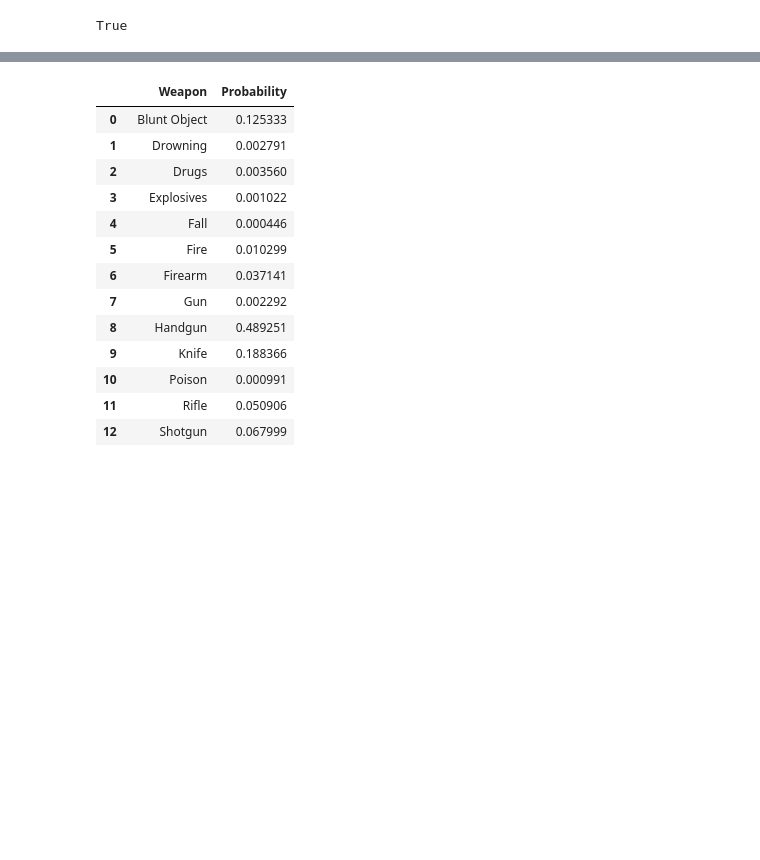
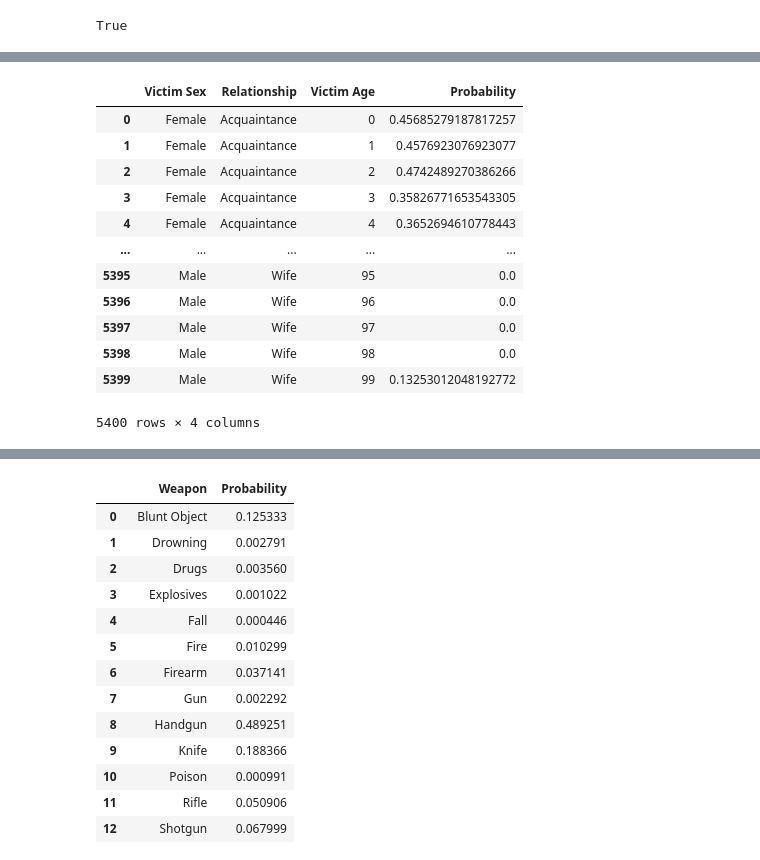
Before and after one commit to WARDROK/PW-WSI, a Jupyter notebook: lab7/BayesianNetwork.ipynb, the cells around one changed output, grey strips where cells are left out. Saved outputs shown, nothing was run; the diff lists cells and outputs as text; code cells hidden in the pictures; blank space fills up the shorter version.

```diff
--- a/lab7/BayesianNetwork.ipynb
+++ b/lab7/BayesianNetwork.ipynb
@@ -128,0 +114,35 @@ df_pr
+# %%
+# Save the CPD
+cpd = murders_model.get_cpds("Victim Sex")
+cpd.to_csv("victim_sex_cpd.csv")
+
+# Preprocess the CPD
+df = pd.read_csv("victim_sex_cpd.csv", header=None)
+
+columns = ["Victim Sex", "Relationship", "Victim Age", "Probability"]
+rows = []
+
+for i in range(2, len(df)):
+    victim_sex = df.iloc[i, 0].replace("Victim Sex(", "").replace(")", "")
+    for j in range(1, len(df.columns)):
+        relationship = df.iloc[0, j].replace("Relationship(", "").replace(")", "")
+        victim_age = df.iloc[1, j].replace("Victim Age(", "").replace(")", "")
+        probability = df.iloc[i, j]
+        rows.append([victim_sex, relationship, victim_age, probability])
+
+df_victim_sex_cpd = pd.DataFrame(rows, columns=columns)
+df_victim_sex_cpd
+# %% [output]
+|  | Victim Sex | Relationship | Victim Age | Probability |
+| 0 | Female | Acquaintance | 0 | 0.45685279187817257 |
+| 1 | Female | Acquaintance | 1 | 0.4576923076923077 |
+| 2 | Female | Acquaintance | 2 | 0.4742489270386266 |
+| 3 | Female | Acquaintance | 3 | 0.35826771653543305 |
+| 4 | Female | Acquaintance | 4 | 0.3652694610778443 |
+| ... | ... | ... | ... | ... |
+| 5395 | Male | Wife | 95 | 0.0 |
+| 5396 | Male | Wife | 96 | 0.0 |
+| 5397 | Male | Wife | 97 | 0.0 |
+| 5398 | Male | Wife | 98 | 0.0 |
+| 5399 | Male | Wife | 99 | 0.13253012048192772 |
+5400 rows × 4 columns
```
Also changed, not shown: parts of 18 cells of this notebook, 1 other file.
